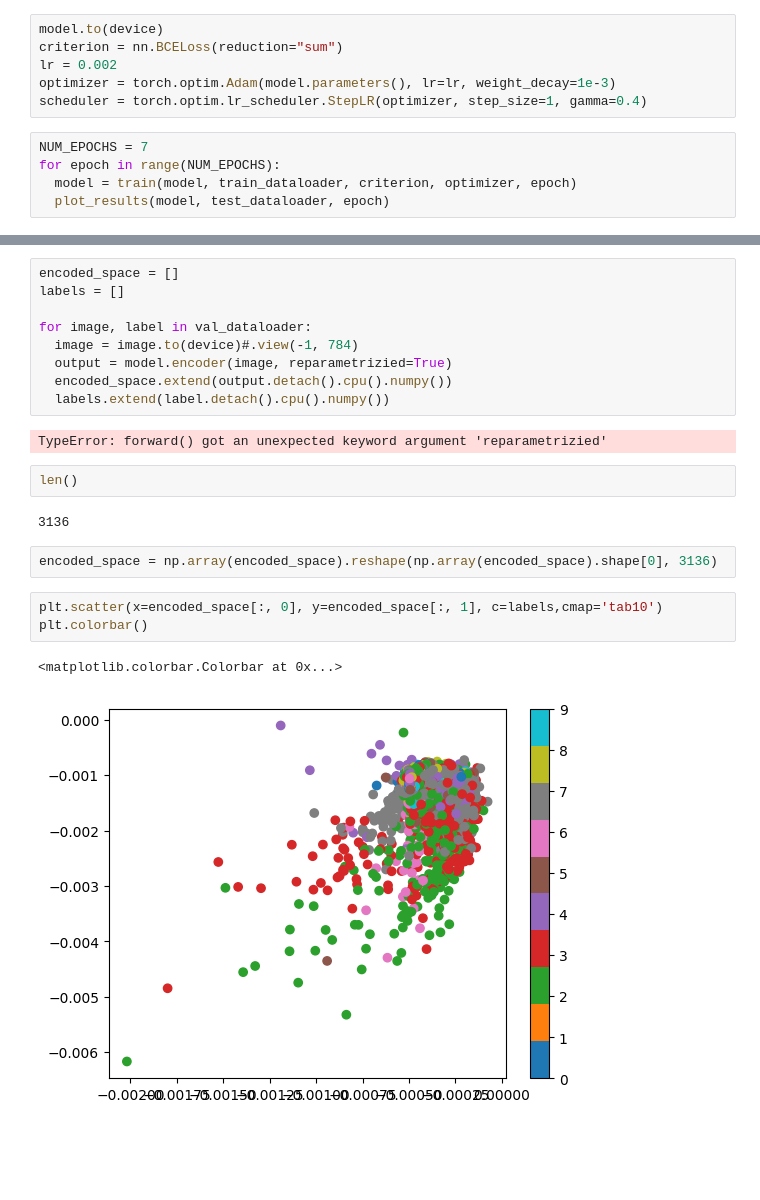
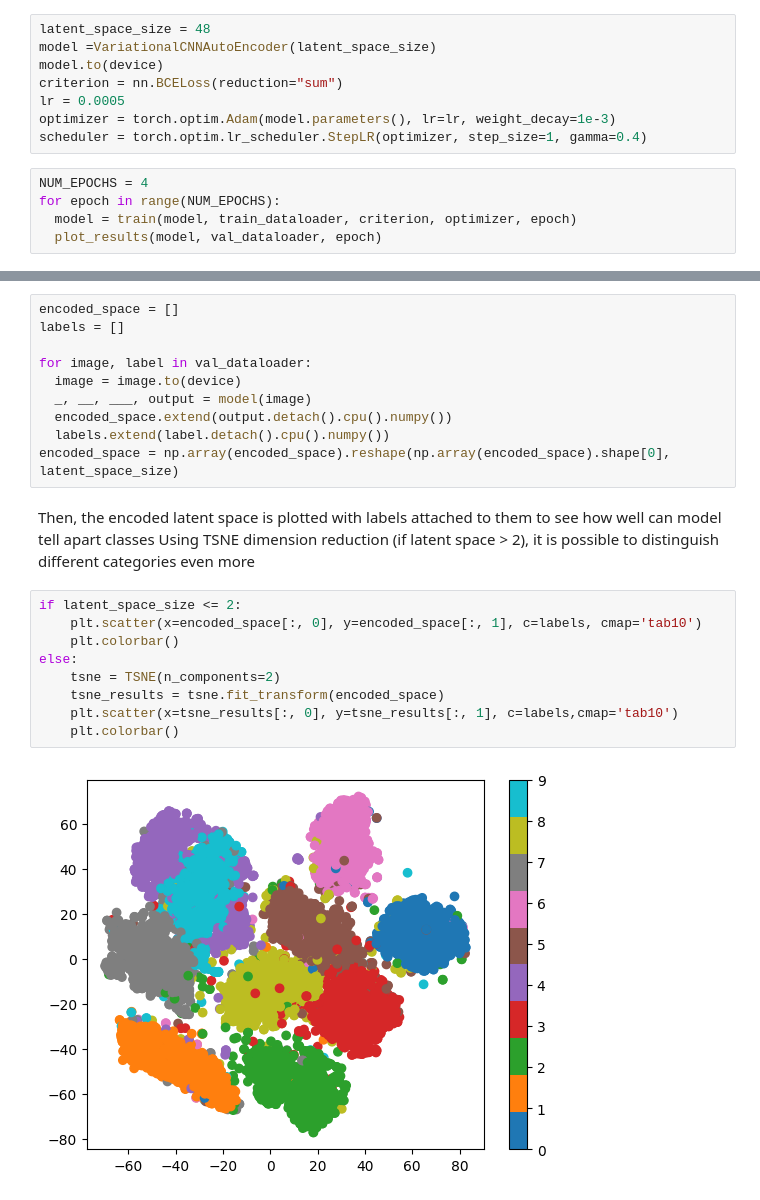
Before and after one commit to JRogul/MachineLearning, a Jupyter notebook: computer_vision/auteencoders/src/variational_autoencoders.ipynb, the cells around one changed output, grey strips where cells are left out. Cells and saved outputs as stored; diff of their text form; blank space fills up the shorter version.

```diff
--- a/computer_vision/auteencoders/src/variational_autoencoders.ipynb
+++ b/computer_vision/auteencoders/src/variational_autoencoders.ipynb
@@ -55,14 +62,16 @@ def plot_results(model, dataloader, epoch,num_images=8):
     plt.imshow(out, cmap='gist_gray')
     plt.axis('off')
 # %%
+latent_space_size = 48
+model =VariationalCNNAutoEncoder(latent_space_size)
 model.to(device)
 criterion = nn.BCELoss(reduction="sum")
-lr = 0.002
+lr = 0.0005
 optimizer = torch.optim.Adam(model.parameters(), lr=lr, weight_decay=1e-3)
 scheduler = torch.optim.lr_scheduler.StepLR(optimizer, step_size=1, gamma=0.4)
 # %%
-NUM_EPOCHS = 7
+NUM_EPOCHS = 4
 for epoch in range(NUM_EPOCHS):
   model = train(model, train_dataloader, criterion, optimizer, epoch)
-  plot_results(model, test_dataloader, epoch)
+  plot_results(model, val_dataloader, epoch)
 # %% [output]
@@ -87,21 +94,23 @@ encoded_space = []
 labels = []
 
 for image, label in val_dataloader:
-  image = image.to(device)#.view(-1, 784)
-  output = model.encoder(image, reparametrizied=True)
+  image = image.to(device)
+  _, __, ___, output = model(image)
   encoded_space.extend(output.detach().cpu().numpy())
   labels.extend(label.detach().cpu().numpy())
+encoded_space = np.array(encoded_space).reshape(np.array(encoded_space).shape[0], latent_space_size)
-# %% [output]
-TypeError: forward() got an unexpected keyword argument 'reparametrizied'
-# %%
-len()
-# %% [output]
-3136
-# %%
-encoded_space = np.array(encoded_space).reshape(np.array(encoded_space).shape[0], 3136)
+# %% [markdown]
+Then, the encoded latent space is plotted with labels attached to them to see how well
+can model tell apart classes
+Using TSNE dimension reduction (if latent space > 2), it is possible to distinguish different categories even more
 # %%
-plt.scatter(x=encoded_space[:, 0], y=encoded_space[:, 1], c=labels,cmap='tab10')
-plt.colorbar()
+if latent_space_size <= 2:
+    plt.scatter(x=encoded_space[:, 0], y=encoded_space[:, 1], c=labels, cmap='tab10')
+    plt.colorbar()
+else:
+    tsne = TSNE(n_components=2)
+    tsne_results = tsne.fit_transform(encoded_space)
+    plt.scatter(x=tsne_results[:, 0], y=tsne_results[:, 1], c=labels,cmap='tab10')
+    plt.colorbar()
 # %% [output]
-<matplotlib.colorbar.Colorbar at 0x...>
-[figure, old version]
+[figure, new version]
```
Also changed, not shown: parts of 10 cells of this notebook.
